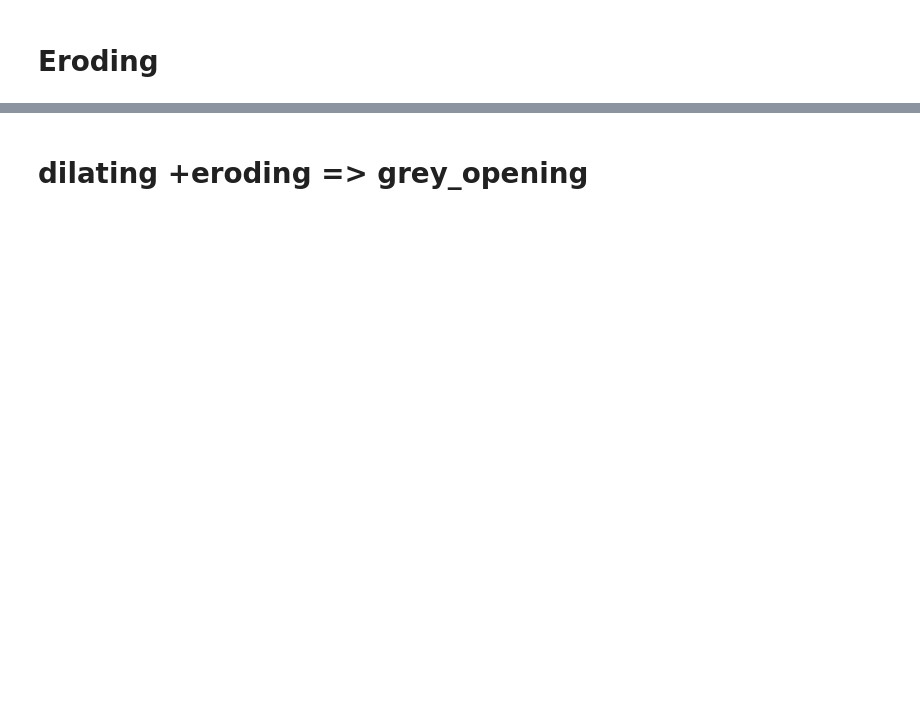
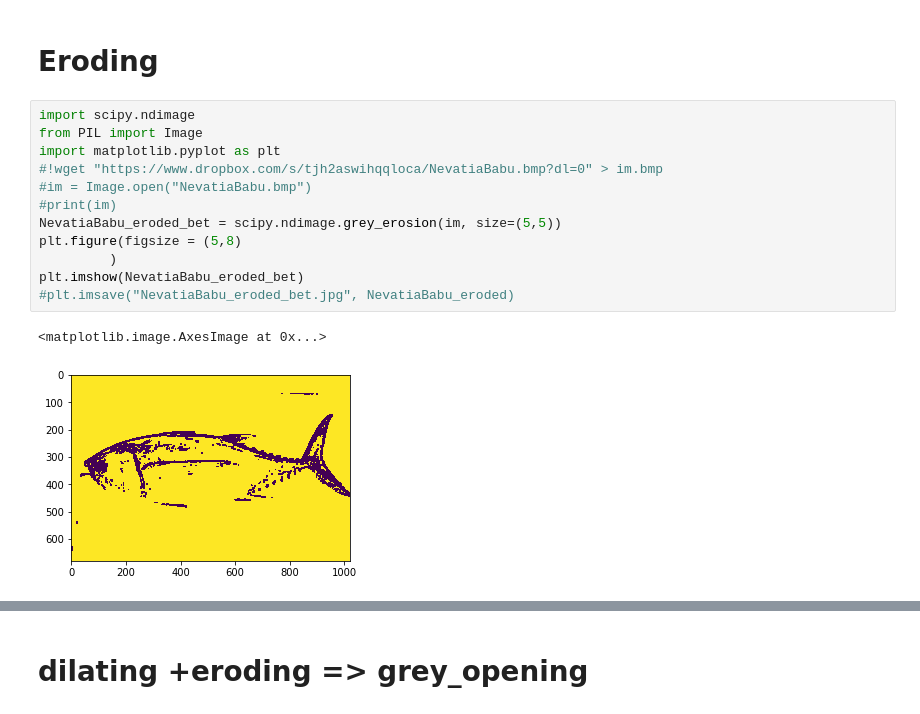
Before and after one commit to imazerty/Edge-detection, a Jupyter notebook: grey_dilation_bet.ipynb, the cells around one changed output, grey strips where cells are left out. Saved outputs shown, nothing was run; the diff lists cells and outputs as text; blank space fills up the shorter version.

```diff
--- a/grey_dilation_bet.ipynb
+++ b/grey_dilation_bet.ipynb
@@ -21,5 +30,20 @@ plt.imsave("NevatiaBabu_dilated_bet.jpg", NevatiaBabu_dilated)
 # %% [markdown]
 # Eroding
+# %%
+import scipy.ndimage
+from PIL import Image
+import matplotlib.pyplot as plt
+#!wget "https://www.dropbox.com/s/tjh2aswihqqloca/NevatiaBabu.bmp?dl=0" > im.bmp
+#im = Image.open("NevatiaBabu.bmp")
+#print(im)
+NevatiaBabu_eroded_bet = scipy.ndimage.grey_erosion(im, size=(5,5))
+plt.figure(figsize = (5,8)
+         )
+plt.imshow(NevatiaBabu_eroded_bet)
+#plt.imsave("NevatiaBabu_eroded_bet.jpg", NevatiaBabu_eroded)
+# %% [output]
+<matplotlib.image.AxesImage at 0x...>
+[figure, added]
 # %%
 import scipy.ndimage
 from PIL import Image
```
Also changed, not shown: parts of 8 cells of this notebook.
